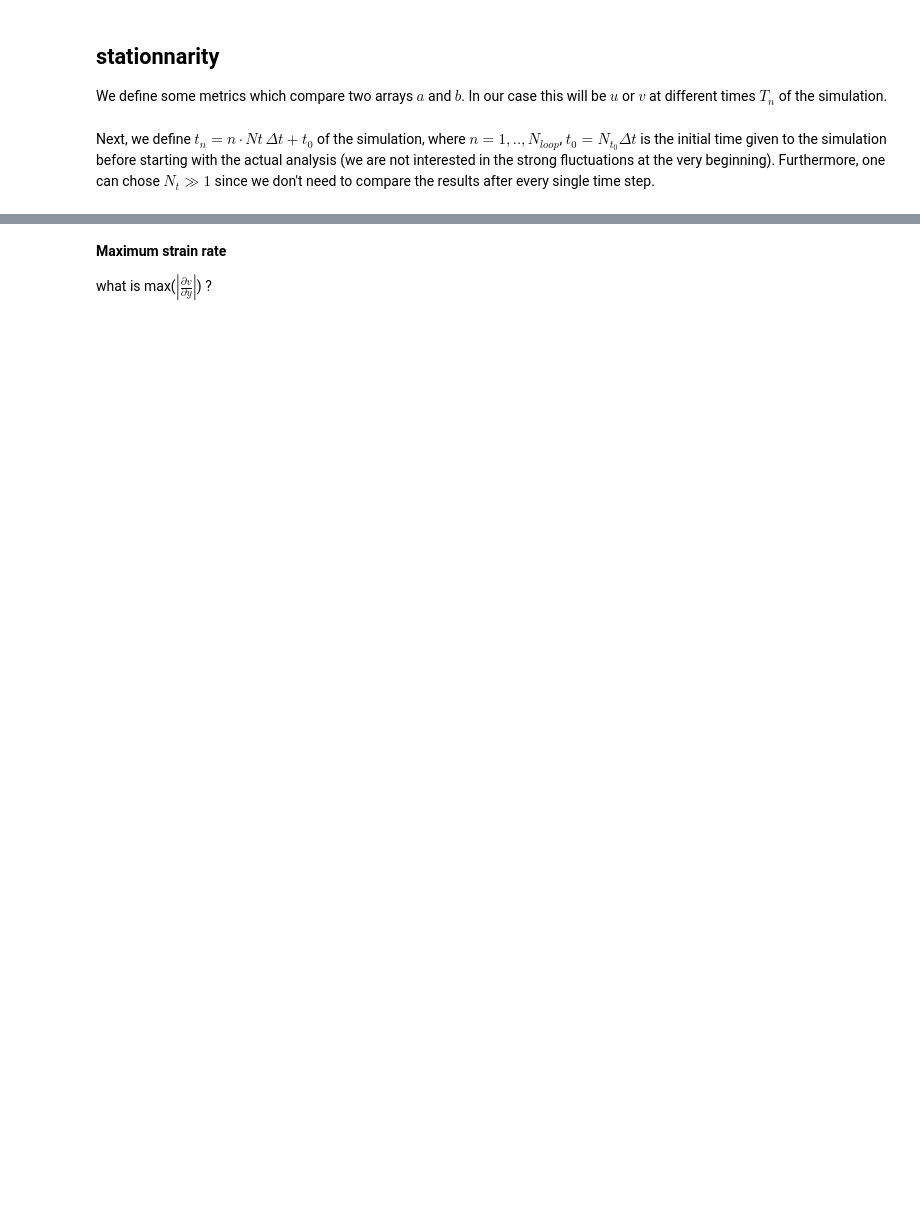
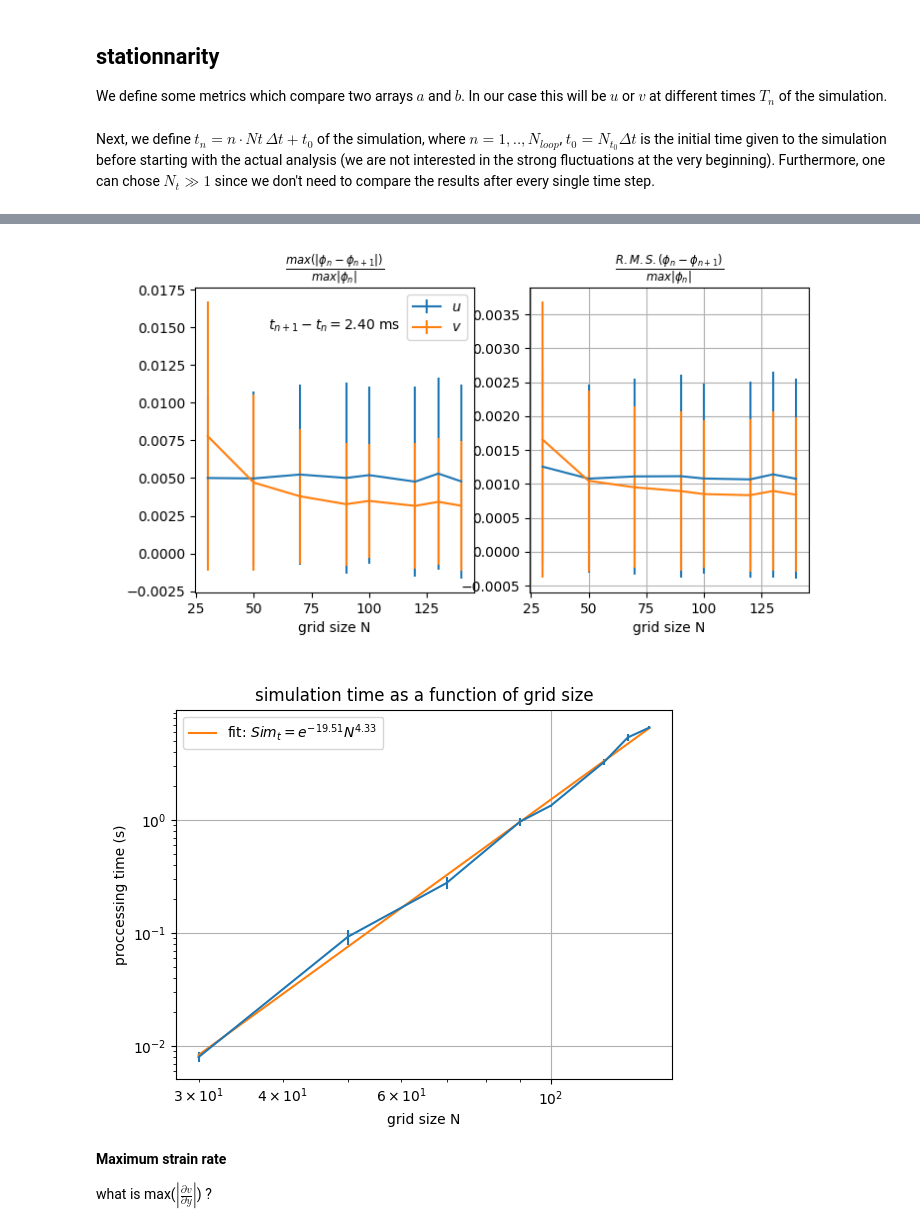
Before and after one commit to SaschaRienaecker/combustion, a Jupyter notebook: fluid_flow.ipynb, the cells around one changed output, grey strips where cells are left out. Saved outputs shown, nothing was run; the diff lists cells and outputs as text; code cells hidden in the pictures; blank space fills up the shorter version.

```diff
--- a/fluid_flow.ipynb
+++ b/fluid_flow.ipynb
@@ -12,7 +12,8 @@ from fluid_flow import advance_fluid_flow, set_boundary, dt_fluid_flow
 
 from parameters import * # <-- dangerous; make sure to put only global constants in that file
 # %%
-N, M = 50,50
+N, M = 100,100
+
 dx, dy, Ns_c, Nc_lw = parameters.set_resolution(N,M)
 dt = dt_fluid_flow(dx, Fo=0.3)
 # %% [markdown]
@@ -30,9 +31,9 @@ def metric_RMS(a, b):
 Next, we define $t_n = n \cdot Nt \,  \Delta t + t_0$ of the simulation, where $n = 1,.., N_{loop}$, $t_0 = N_{t_0} \Delta t$ is the initial time given to the simulation before starting with the actual analysis (we are not interested in the strong fluctuations at the very beginning). Furthermore, one can chose $N_t \gg 1$ since we don't need to compare the results after every single time step.
 # %%
 from math import sin, pi
-
+dt = dt_fluid_flow(dx, Fo=0.3)
 # initial setup of velocity field
-u0 = np.zeros((N,M))
+u0 = np.zeros((N,N))
 v0 = np.copy(u0)
 u0,v0 = set_boundary(u0,v0,Ns_c, Nc_lw)
 u, v = np.copy(u0), np.copy(v0)
@@ -47,17 +48,17 @@ w0 = 2 / (1 + sin(pi/N))
 Nt0 = 500
 
 # number of iterations between 2 convergence measurements
-Nt = 50
+Nt = 300
 
 # number of convergence measurements
-N_loop = 300
+N_loop = 50
 
 # placeholders for the respective metrics
 L0 = np.zeros((2,N_loop))
 L2 = np.zeros_like(L0)
 
 # initial warm-up:
-u, v, P = advance_fluid_flow(Nt0, u, v, advance_adv_diff_RK3, dt)
+u, v, P,_ = advance_fluid_flow(Nt0, u, v, advance_adv_diff_RK3, dt)
 
 # convergence analysis:
 for i in range(N_loop):
@@ -66,7 +67,7 @@ for i in range(N_loop):
     atol = atol0*1./(20*i + 1.) # here, we gradually reduce the convergence threshold
 
     u_old, v_old = np.copy(u), np.copy(v)
-    u, v, P = advance_fluid_flow(Nt, u, v, advance_adv_diff_RK3, dt, w=w, atol=atol, P=P)
+    u, v, P,_ = advance_fluid_flow(Nt, u, v, advance_adv_diff_RK3, dt, w=w, atol=atol, P=P)
 
     # measurements:
     L0[0,i] = metric_L0(u_old, u)
@@ -102,0 +108,4 @@ ax.legend()
+# %%
+print(dt,Nt0,Nt)
+T,T0= dt*(Nt),dt*Nt0 # using the same time interval for all the measurements
+print(T,T0)
@@ -103,3 +177,43 @@ ax.legend()
+# %%
+params = np.polyfit(np.log(N_list),np.log(np.mean(time_list[:,:],axis = 1)),deg=1)
+
+fig, [ax, ax2] = plt.subplots(1,2, figsize=(8,4), sharex=True)
+ax.errorbar(N_list, (np.mean(L0[0,:,:],axis = 1)),yerr=(np.std(L0[0,:,:],axis = 1)), label='$u$')
+ax.errorbar(N_list, (np.mean(L0[1,:,:],axis = 1)),yerr=(np.std(L0[1,:,:],axis = 1)), label='$v$')
+
+ax2.errorbar(N_list, (np.mean(L2[0,:,:],axis = 1)),yerr=(np.std(L2[0,:,:],axis = 1)), label='$u$')
+ax2.errorbar(N_list, (np.mean(L2[1,:,:],axis = 1)),yerr=(np.std(L2[1,:,:],axis = 1)), label='$v$')
+
+ax.set_xlabel('grid size N')
+ax2.set_xlabel('grid size N')
+ax.set_yscale ('linear')
+ax2.set_yscale('linear')
+ax.set_xscale ('linear')
+ax2.set_xscale('linear')
+
+ax.set_title(r'$\frac{ max ( |\phi_n - \phi_{n+1}| ) } { max |\phi_n| }$')
+ax2.set_title(r'$\frac{ R.M.S.( \phi_n - \phi_{n+1} ) }{ max |\phi_n| }$')
+
+s = r'$t_{n+1} - t_n = $' +'${:.2f}$ ms'.format(Nt * dt * 1e3)
+ax.text(0.5, 0.9, s, verticalalignment='top', horizontalalignment='center', transform=ax.transAxes)
+ax.legend()
+plt.grid()
+
+fig, ax = plt.subplots()
+plt.errorbar(N_list,
+            np.mean(time_list[:,:],axis = 1),
+            yerr=np.std(time_list[:,:],axis = 1) )
+ax.set_xscale('log')
+ax.set_yscale('log')
+ax.set_title('simulation time as a function of grid size')
+ax.set_xlabel('grid size N')
+ax.set_ylabel('proccessing time (s)')
+ax.plot(N_list,np.exp(params[1])*np.array(N_list)**params[0],label = r'fit: $Sim_t = e^{{ {1:5.2f} }}N^{{ {0:4.2f} }}$'.format(round(params[0],ndigits=2),round(params[1],ndigits=2)))
+plt.legend()
+plt.grid()
+# %% [output]
+[figure, added]
+[figure, added]
 # %% [markdown]
 **Maximum strain rate**
 
```
Also changed, not shown: parts of 8 cells of this notebook.
